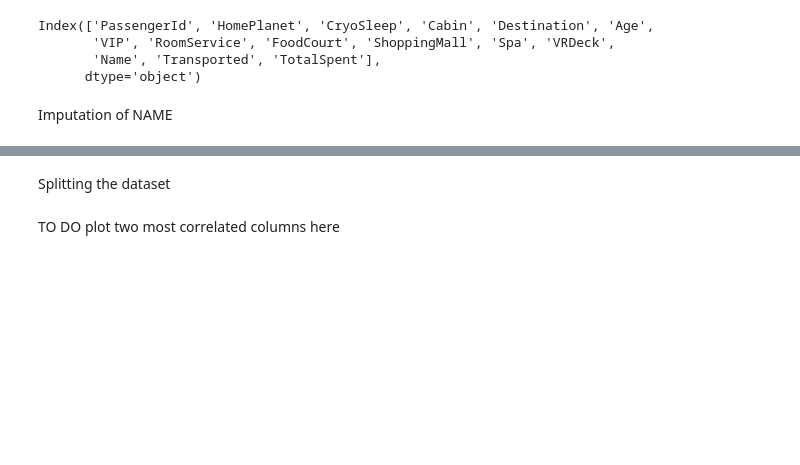
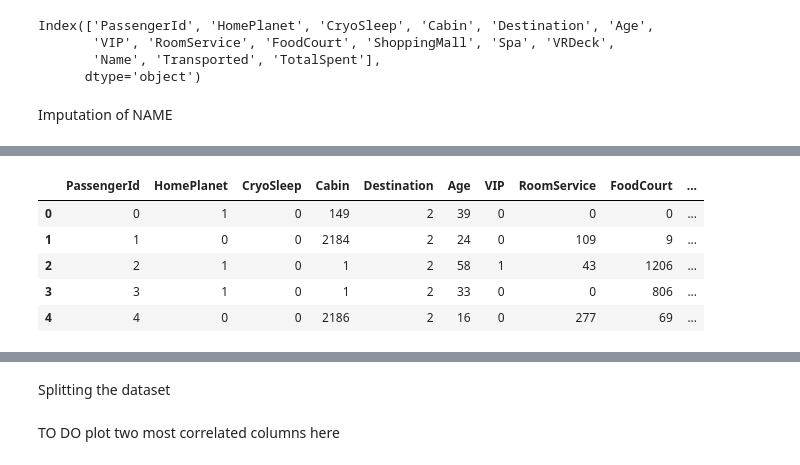
Before and after one commit to 22f3000082/ML-project, a Jupyter notebook: spaceship.ipynb, the cells around one changed output, grey strips where cells are left out. Drawn from its saved outputs; the diff is of its cells as text; code cells hidden in the pictures; blank space fills up the shorter version.

```diff
--- a/spaceship.ipynb
+++ b/spaceship.ipynb
@@ -291,0 +320,9 @@ df['Name'].fillna('Unknown', inplace=True)
+# %%
+data_encoded.head()
+# %% [output]
+|  | PassengerId | HomePlanet | CryoSleep | Cabin | Destination | Age | VIP | RoomService | FoodCourt | ... |
+| 0 | 0 | 1 | 0 | 149 | 2 | 39 | 0 | 0 | 0 | ... |
+| 1 | 1 | 0 | 0 | 2184 | 2 | 24 | 0 | 109 | 9 | ... |
+| 2 | 2 | 1 | 0 | 1 | 2 | 58 | 1 | 43 | 1206 | ... |
+| 3 | 3 | 1 | 0 | 1 | 2 | 33 | 0 | 0 | 806 | ... |
+| 4 | 4 | 0 | 0 | 2186 | 2 | 16 | 0 | 277 | 69 | ... |
```
Also changed, not shown: parts of 10 cells of this notebook.
